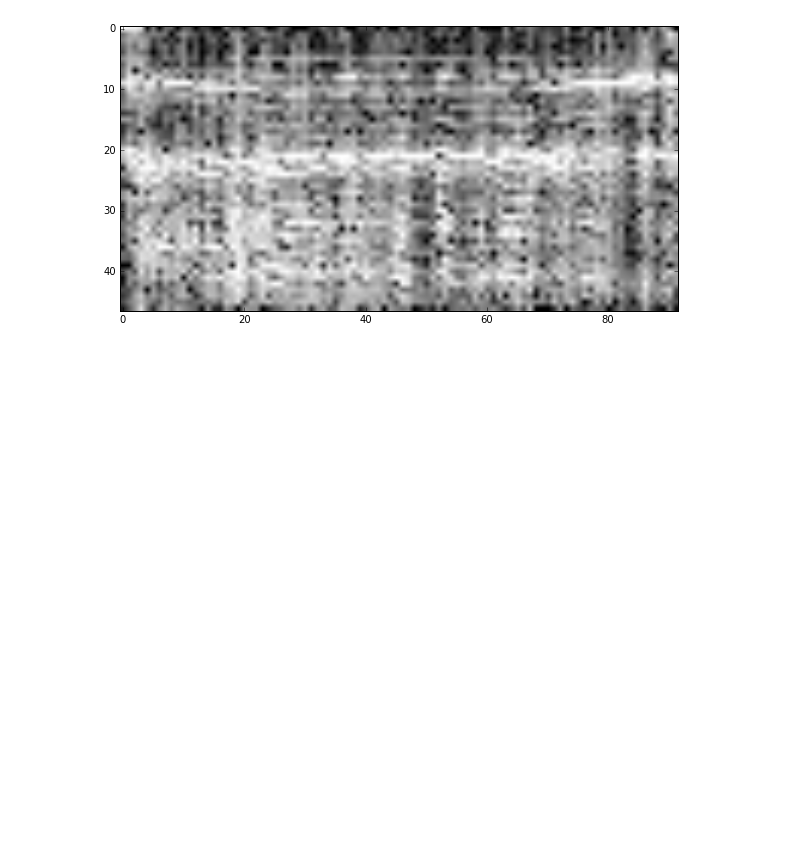
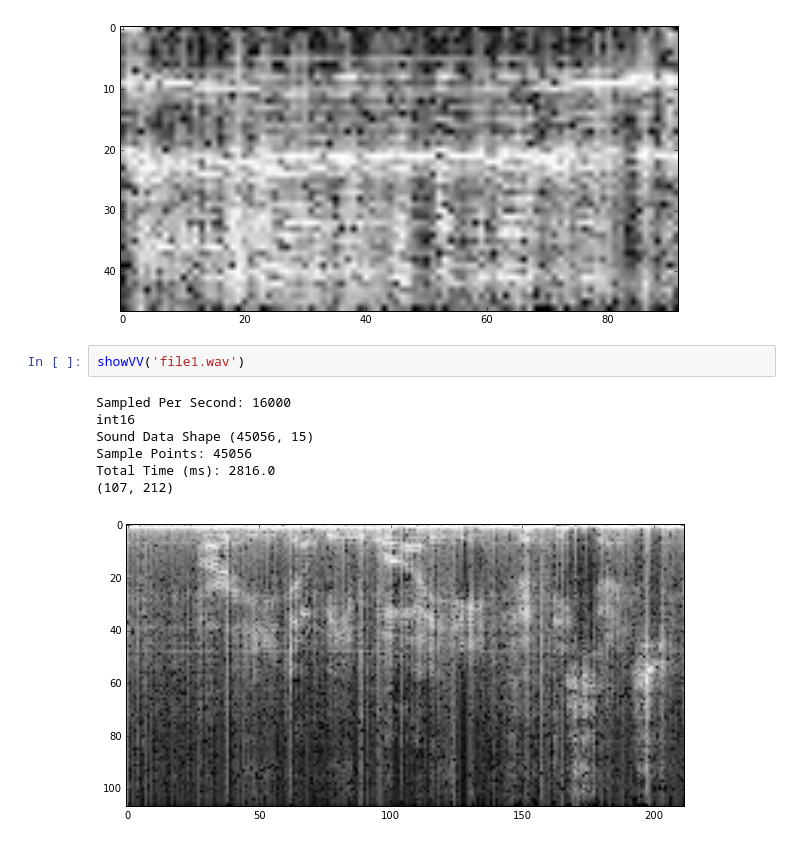
Before and after one commit to ahorjia/MiscPython, a Jupyter notebook: FFTImage/PlayFFT.ipynb, the cells around one changed output. Cells and saved outputs as stored; diff of their text form; blank space fills up the shorter version.

```diff
--- a/FFTImage/PlayFFT.ipynb
+++ b/FFTImage/PlayFFT.ipynb
@@ -202,3 +202,13 @@ Sample Points: 8498
 Total Time (ms): 1062.25
 (47, 92)
 [figure]
+# %%
+showVV('file1.wav')
+# %% [output]
+Sampled Per Second: 16000
+int16
+Sound Data Shape (45056, 15)
+Sample Points: 45056
+Total Time (ms): 2816.0
+(107, 212)
+[figure, added]
```
Also changed, not shown: 4 other files.
